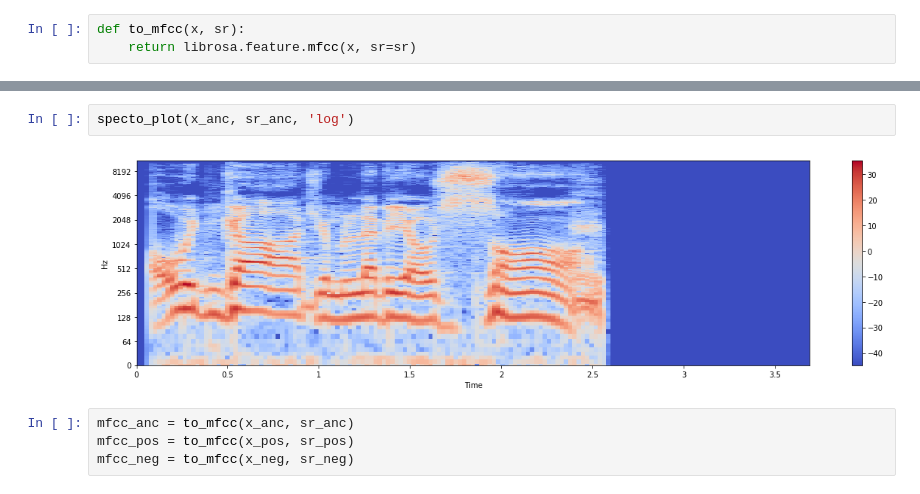
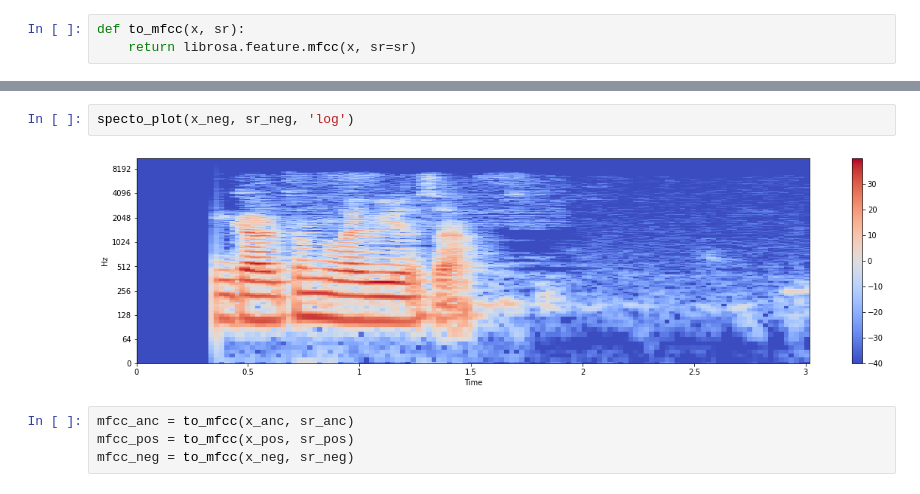
Before and after one commit to vik-vok/speech-similarity, a Jupyter notebook: voice_playing.ipynb, the cells around one changed output, grey strips where cells are left out. Saved outputs shown, nothing was run; the diff lists cells and outputs as text.

```diff
--- a/voice_playing.ipynb
+++ b/voice_playing.ipynb
@@ -46,9 +51,9 @@ specto_plot(x_pos, sr_pos, 'log')
 # %% [output]
 [figure]
 # %%
-specto_plot(x_anc, sr_anc, 'log')
+specto_plot(x_neg, sr_neg, 'log')
 # %% [output]
-[figure, old version]
+[figure, new version]
 # %%
 mfcc_anc = to_mfcc(x_anc, sr_anc)
 mfcc_pos = to_mfcc(x_pos, sr_pos)
```
Also changed, not shown: parts of 16 cells of this notebook.
